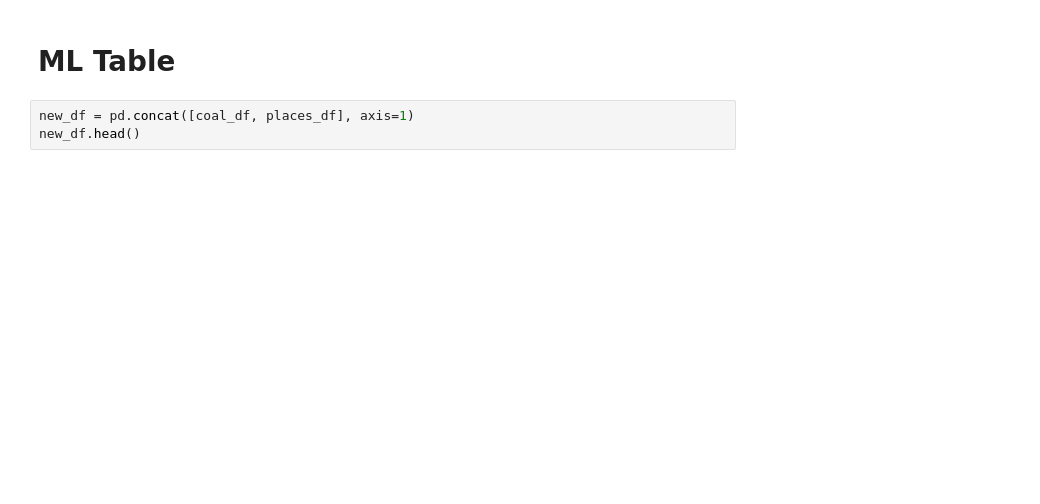
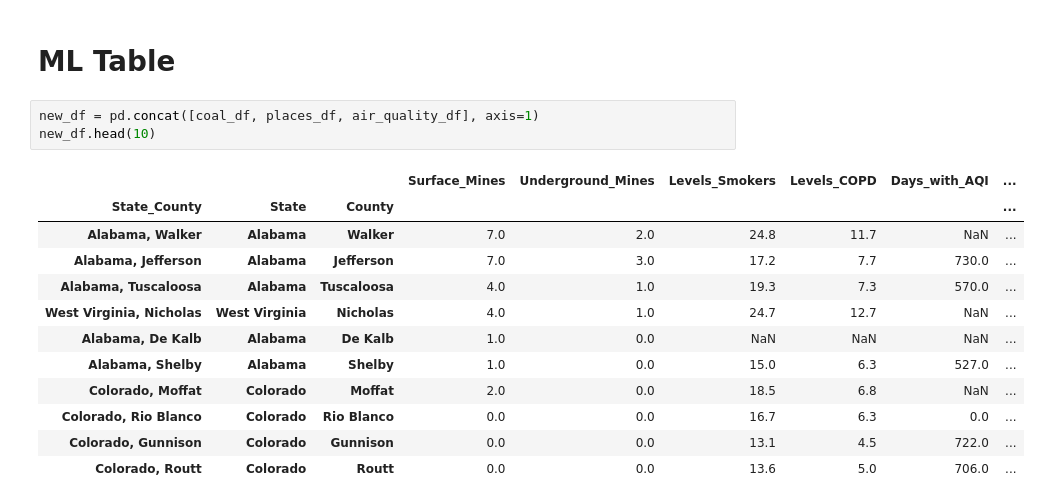
Before and after one commit to AvatarJoshi/copd_project, a Jupyter notebook: Database/Connecting_JN_SQL-Copy1.ipynb, the cells around one changed output. Saved outputs shown, nothing was run; the diff lists cells and outputs as text; blank space fills up the shorter version.

```diff
--- a/Database/Connecting_JN_SQL-Copy1.ipynb
+++ b/Database/Connecting_JN_SQL-Copy1.ipynb
@@ -258,5 +711,18 @@ census_data_0.head()
 # %% [markdown]
 # ML Table
 # %%
-new_df = pd.concat([coal_df, places_df], axis=1)
-new_df.head()
+new_df = pd.concat([coal_df, places_df, air_quality_df], axis=1)
+new_df.head(10)
+# %% [output]
+|  |  |  | Surface_Mines | Underground_Mines | Levels_Smokers | Levels_COPD | Days_with_AQI | ... |
+| State_County | State | County |  |  |  |  |  | ... |
+| Alabama, Walker | Alabama | Walker | 7.0 | 2.0 | 24.8 | 11.7 | NaN | ... |
+| Alabama, Jefferson | Alabama | Jefferson | 7.0 | 3.0 | 17.2 | 7.7 | 730.0 | ... |
+| Alabama, Tuscaloosa | Alabama | Tuscaloosa | 4.0 | 1.0 | 19.3 | 7.3 | 570.0 | ... |
+| West Virginia, Nicholas | West Virginia | Nicholas | 4.0 | 1.0 | 24.7 | 12.7 | NaN | ... |
+| Alabama, De Kalb | Alabama | De Kalb | 1.0 | 0.0 | NaN | NaN | NaN | ... |
+| Alabama, Shelby | Alabama | Shelby | 1.0 | 0.0 | 15.0 | 6.3 | 527.0 | ... |
+| Colorado, Moffat | Colorado | Moffat | 2.0 | 0.0 | 18.5 | 6.8 | NaN | ... |
+| Colorado, Rio Blanco | Colorado | Rio Blanco | 0.0 | 0.0 | 16.7 | 6.3 | 0.0 | ... |
+| Colorado, Gunnison | Colorado | Gunnison | 0.0 | 0.0 | 13.1 | 4.5 | 722.0 | ... |
+| Colorado, Routt | Colorado | Routt | 0.0 | 0.0 | 13.6 | 5.0 | 706.0 | ... |
```
Also changed, not shown: parts of 63 cells of this notebook.
